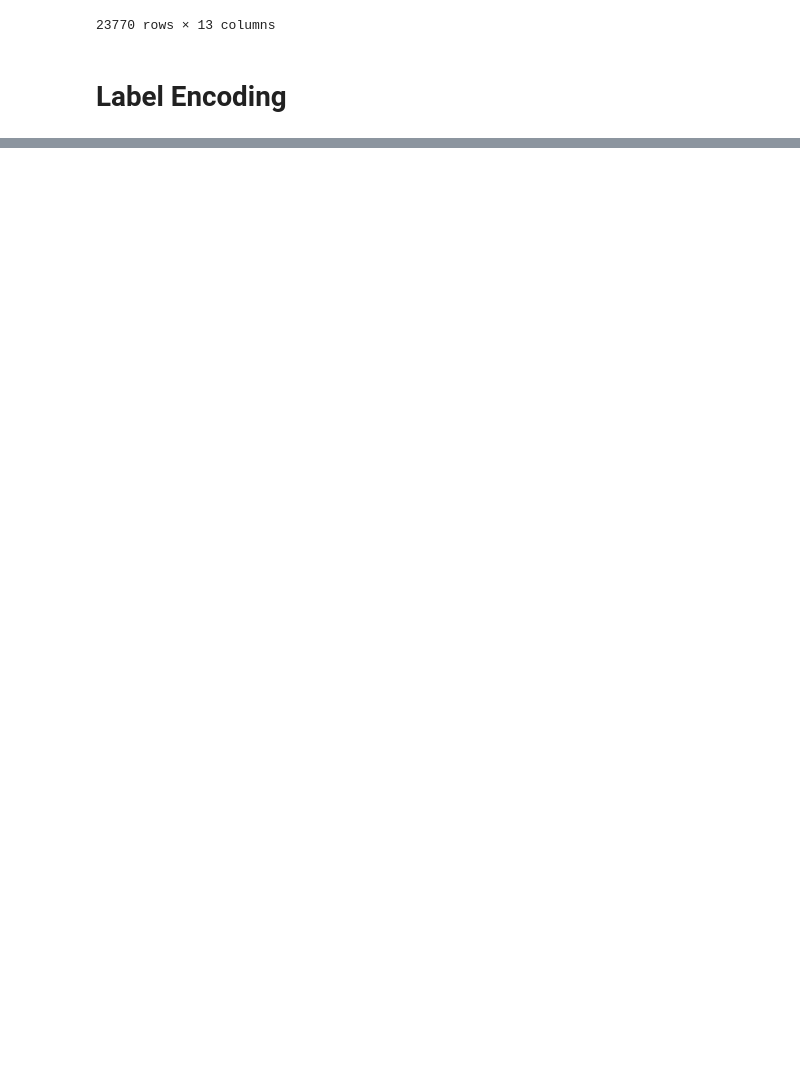
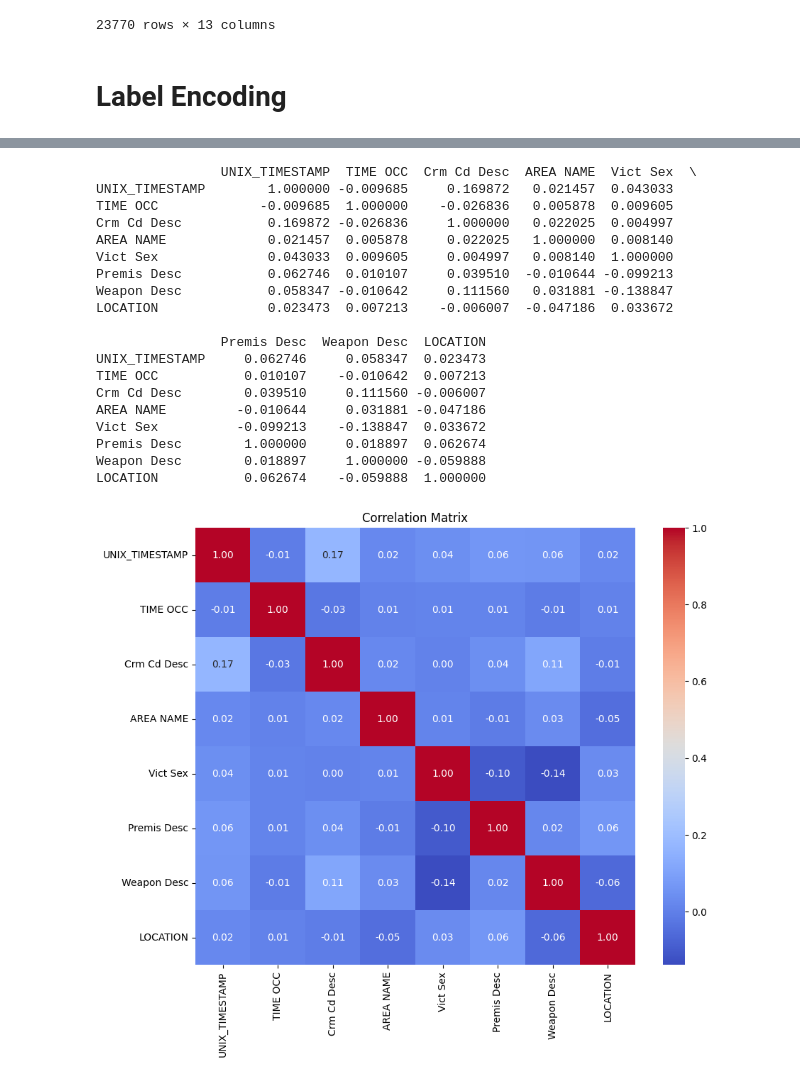
Before and after one commit to Maytastico/data-science-exam, a Jupyter notebook: ai.ipynb, the cells around one changed output, grey strips where cells are left out. Drawn from its saved outputs; the diff is of its cells as text; code cells hidden in the pictures; blank space fills up the shorter version.

```diff
--- a/ai.ipynb
+++ b/ai.ipynb
@@ -145,3 +170,39 @@ encoded
 | 1004892 | 1.705277e+09 | 100 | 85 | 1 | 3 | 72 | 69 | 1886 |
 | 1004894 | 1.713917e+09 | 1500 | 2 | 15 | 0 | 195 | 57 | 9882 |
 23770 rows × 8 columns
+# %%
+import matplotlib.pyplot as plt
+
+# Assuming 'encoded' is your DataFrame with encoded data
+# Compute the correlation matrix
+correlation_matrix = encoded.corr()
+
+# Display the correlation matrix
+print(correlation_matrix)
+
+# Optionally, visualize the correlation matrix using a heatmap
+plt.figure(figsize=(10, 8))
+sns.heatmap(correlation_matrix, annot=True, cmap='coolwarm', fmt='.2f')
+plt.title('Correlation Matrix')
+plt.show()
+# %% [output]
+                UNIX_TIMESTAMP  TIME OCC  Crm Cd Desc  AREA NAME  Vict Sex  \
+UNIX_TIMESTAMP        1.000000 -0.009685     0.169872   0.021457  0.043033
+TIME OCC             -0.009685  1.000000    -0.026836   0.005878  0.009605
+Crm Cd Desc           0.169872 -0.026836     1.000000   0.022025  0.004997
+AREA NAME             0.021457  0.005878     0.022025   1.000000  0.008140
+Vict Sex              0.043033  0.009605     0.004997   0.008140  1.000000
+Premis Desc           0.062746  0.010107     0.039510  -0.010644 -0.099213
+Weapon Desc           0.058347 -0.010642     0.111560   0.031881 -0.138847
+LOCATION              0.023473  0.007213    -0.006007  -0.047186  0.033672
+
+                Premis Desc  Weapon Desc  LOCATION
+UNIX_TIMESTAMP     0.062746     0.058347  0.023473
+TIME OCC           0.010107    -0.010642  0.007213
+Crm Cd Desc        0.039510     0.111560 -0.006007
+AREA NAME         -0.010644     0.031881 -0.047186
+Vict Sex          -0.099213    -0.138847  0.033672
+Premis Desc        1.000000     0.018897  0.062674
+Weapon Desc        0.018897     1.000000 -0.059888
+LOCATION           0.062674    -0.059888  1.000000
+[figure, added]
```
Also changed, not shown: parts of 7 cells of this notebook, 6 other files.
